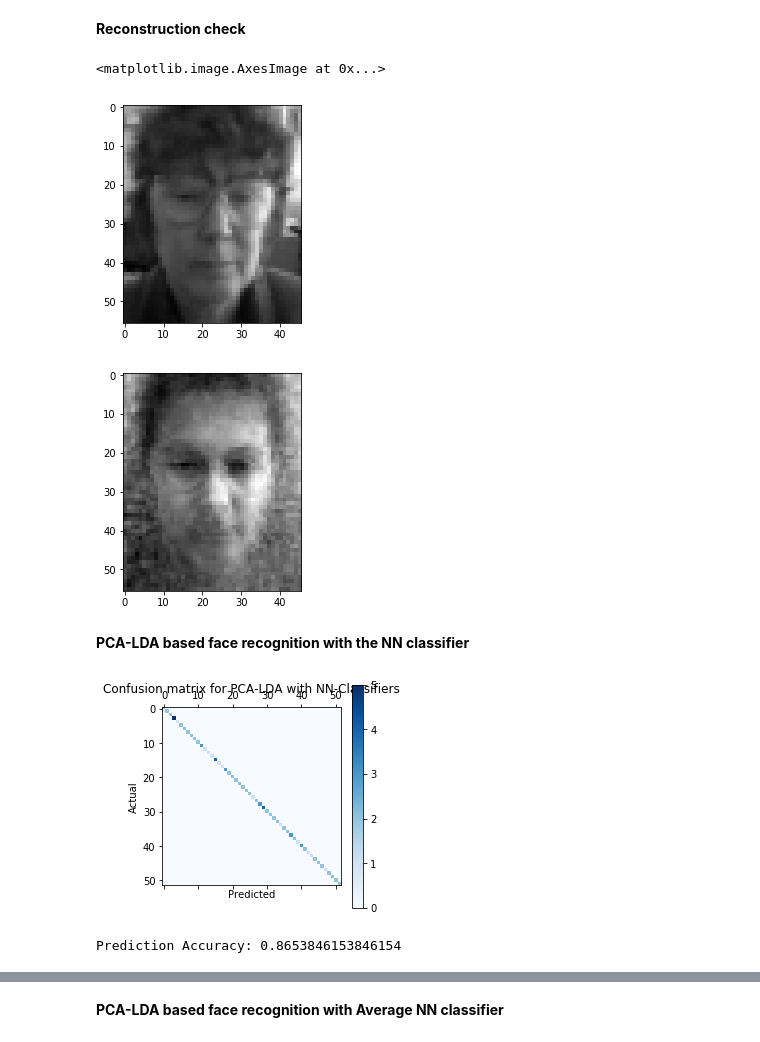
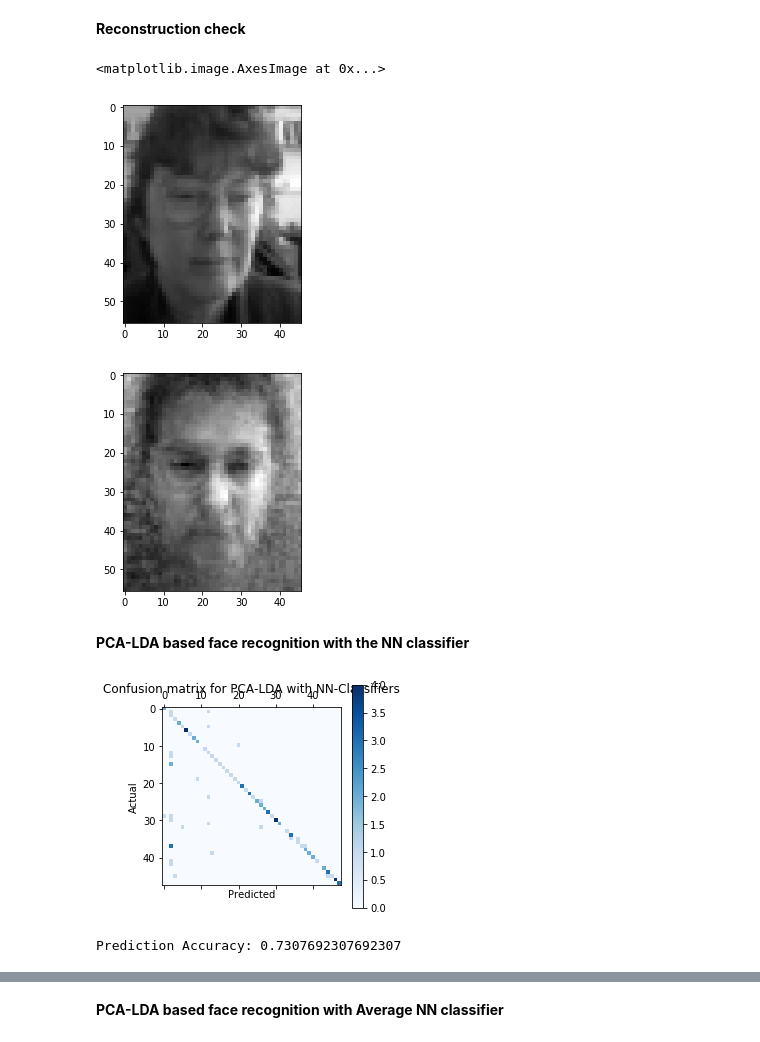
Before and after one commit to Karcsi127/patterrec1, a Jupyter notebook: exercise3.ipynb, the cells around one changed output, grey strips where cells are left out. Cells and saved outputs as stored; diff of their text form; code cells hidden in the pictures.

```diff
--- a/exercise3.ipynb
+++ b/exercise3.ipynb
@@ -15,7 +15,7 @@ from sklearn.metrics import confusion_matrix
 # %%
 # Load the training and testing sets: 80% is training, 20% is testing
 
-splittype = 'class'
+splittype = 'whole'
 
 if (splittype == 'whole'):
     training = np.loadtxt('split_whole_train.gzip', dtype = 'uint8')
@@ -197,7 +197,7 @@ plt.figure()
 plt.imshow(np.reshape(LDA_reconstructed_pic, PIC_DIM).T, cmap = 'gist_gray')
 # %% [output]
 <matplotlib.image.AxesImage at 0x...>
-[figure, old version]
+[figure, new version]
 [figure]
 # %% [markdown]
 <b>PCA-LDA based face recognition with the NN classifier
@@ -211,33 +211,33 @@ train_LDA = Wopt_transposed.dot(train_pic_norm.T) # each picture is represented
 test_norm = (test[:,:PIC_SIZE] - global_mean)
 test_LDA = Wopt_transposed.dot(test_norm.T) #each picture is represented by a column
 
 # Reshape and repeat matrices to allow easier manipulation
 train_LDA_reshape_NN = np.repeat(train_LDA.reshape(Mlda,TRAIN_SIZE,1),TEST_SIZE, axis=2) #afterwards: axis-0: projected values, axis-1: training pictures, axis-2: repeated values
 test_LDA_reshape_NN = np.repeat(test_LDA.reshape(Mlda,1,TEST_SIZE), TRAIN_SIZE, axis=1) #afterwards: axis-0: projected values, axis-1: repeated values, axis-2: test pictures
 
 # Compute nearest neighbours
 LDA_distances = np.linalg.norm(test_LDA_reshape_NN-train_LDA_reshape_NN, axis=0) # axis-0: training picture, axis-1: test picture
 
 # Determine the nearest training picture
 nearest_trainpic = LDA_distances.argmin(axis=0)
 
 # Determine the nearest classes
 classes_pred_NN = training[nearest_trainpic,PIC_SIZE]
 classes_act_NN = test[:,PIC_SIZE]
 
 # Print the corresponding confusion matrix
-cm_PCA_LDA_NN = confusion_matrix(classes_pred_NN, classes_pred_NN)
+cm_PCA_LDA_NN = confusion_matrix(classes_act_NN, classes_pred_NN)
 
 plt.matshow(cm_PCA_LDA_NN, cmap = 'Blues')
 plt.colorbar()
 plt.ylabel('Actual')
 plt.xlabel('Predicted')
 plt.title('Confusion matrix for PCA-LDA with NN-Classifiers')
 plt.show()
 
 # Determine the prediction accuracy
 accuracy_PCA_LDA_NN = np.sum(classes_pred_NN==classes_act_NN) / classes_act_NN.shape[0]
 print("Prediction Accuracy:",accuracy_PCA_LDA_NN)
 # %% [output]
-[figure, old version]
+[figure, new version]
-Prediction Accuracy: 0.8653846153846154
+Prediction Accuracy: 0.7307692307692307
```
Also changed, not shown: parts of 7 cells of this notebook, 4 other files.
